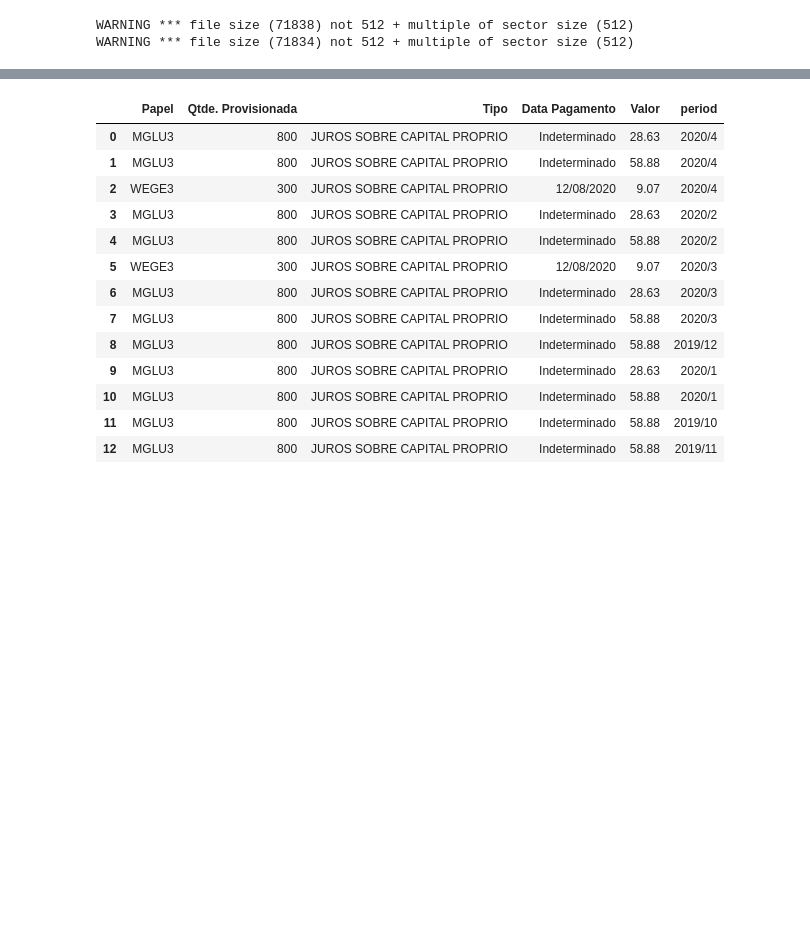
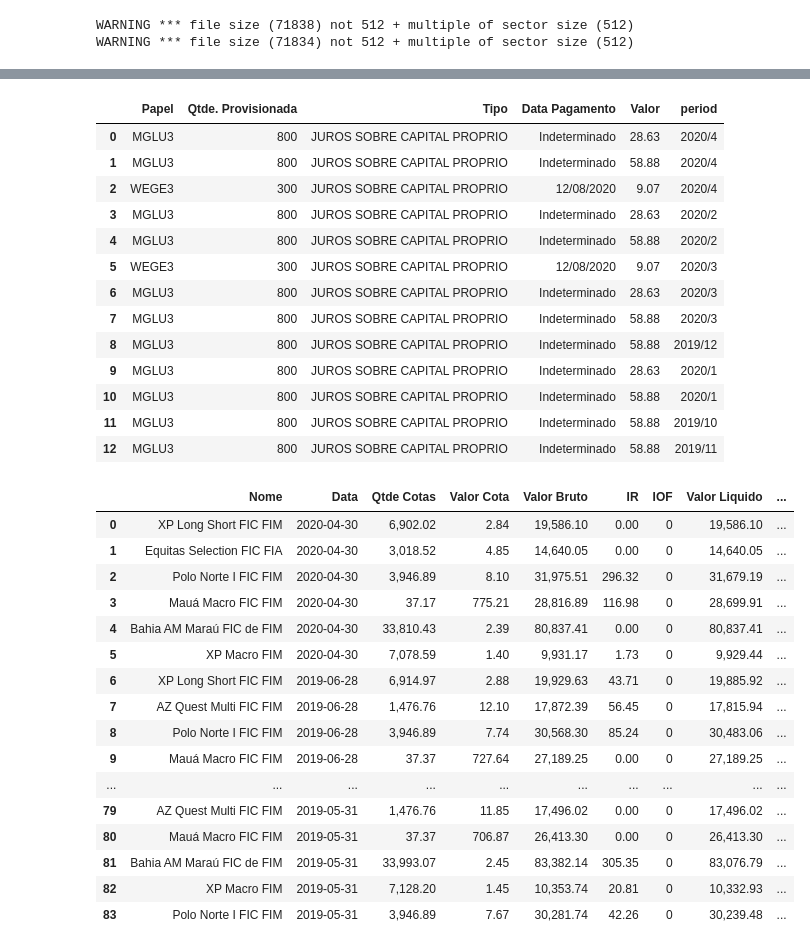
Before and after one commit to gabrielmlg/finance-app, a Jupyter notebook: notebooks/sandbox.ipynb, the cells around one changed output, grey strips where cells are left out. Saved outputs shown, nothing was run; the diff lists cells and outputs as text; code cells hidden in the pictures; blank space fills up the shorter version.

```diff
--- a/notebooks/sandbox.ipynb
+++ b/notebooks/sandbox.ipynb
@@ -55,9 +55,6 @@ def get_picking(df):
         elif row['Unnamed: 2'] == 'Renda Fixa':
             break
         elif start == True:
-            print((row[['Unnamed: 2', 'Unnamed: 11',
-                            'Unnamed: 22', 'Unnamed: 60',
-                            'Unnamed: 77']].values))
             picking.append(row[['Unnamed: 2', 'Unnamed: 11',
                             'Unnamed: 22', 'Unnamed: 60',
                             'Unnamed: 77']].values)
@@ -89,12 +86,13 @@ def get_fi(df):
                                                     'Unnamed: 60', 'Unnamed: 70',
                                                     'Unnamed: 81']]
 
-                data['Nome'] = row['Unnamed: 2']
-                print((data.values))
-                #x.append(data.values)
+                data.insert(0, 'Nome FI', row['Unnamed: 2'])
+                # print(data.values[0])
+                x.append(data.values[0])
                 #display(data.head())
 
-    pd_fi = pd.DataFrame(data=x)
-    # display(pd_fi)
+    pd_fi = pd.DataFrame(columns=['Nome', 'Data', 'Qtde Cotas',
+                                    'Valor Cota', 'Valor Bruto',
+                                    'IR', 'IOF', 'Valor Liquido',
+                                    'Aplicacao Pendente', 'Total Bruto'], data=x)
     return pd_fi
-                # fi.append(data)
@@ -132,9 +128,8 @@ for file_name in files:
     pickings = pickings.append(df_pickings, ignore_index=True)
 
     df_fi = get_fi(df)
-    display(df_fi)
+    df_fi['period'] = period
     fis = fis.append(df_fi, ignore_index=True)
-    # display(fi)
 
 # display(stocks.sort_values('period', ascending=False))
 # display(fi)
@@ -240,38 +150,56 @@ WARNING *** file size (65692) not 512 + multiple of sector size (512)
 # %%
 display(stocks)
 display(pickings)
+display(fis)
 # %% [output]
 |  | Papel | Qtd Disponivel | Qtde Projetado | Qtde Dia | Qtde Garantia BOV | Qtde Garantia BMF | ... |
 | 0 | BPAC11 | 200 | 0 | 0 | 0 | 0 | ... |
 | 1 | JHSF3 | 1600 | 0 | 0 | 0 | 0 | ... |
 | 2 | MGLU3 | 800 | 0 | 0 | 0 | 0 | ... |
 | 3 | PETR4 | 400 | 0 | 0 | 0 | 0 | ... |
 | 4 | WEGE3 | 300 | 0 | 0 | 0 | 0 | ... |
 | 5 | JHSF3 | 1600 | 0 | 0 | 0 | 0 | ... |
 | 6 | MGLU3 | 800 | 0 | 0 | 0 | 0 | ... |
 | 7 | BPAC11 | 200 | 0 | 0 | 0 | 0 | ... |
 | 8 | JHSF3 | 1600 | 0 | 0 | 0 | 0 | ... |
 | 9 | MGLU3 | 800 | 0 | 0 | 0 | 0 | ... |
 | ... | ... | ... | ... | ... | ... | ... | ... |
 | 13 | JHSF3 | 0 | 1600 | 0 | 0 | 0 | ... |
 | 14 | MGLU3 | 800 | 0 | 0 | 0 | 0 | ... |
 | 15 | MGLU3 | 800 | 0 | 0 | 0 | 0 | ... |
 | 16 | MGLU3 | 800 | 0 | 0 | 0 | 0 | ... |
 | 17 | MGLU3 | 800 | 0 | 0 | 0 | 0 | ... |
 |  | Papel | Qtde. Provisionada | Tipo | Data Pagamento | Valor | period |
 | 0 | MGLU3 | 800 | JUROS SOBRE CAPITAL PROPRIO | Indeterminado | 28.63 | 2020/4 |
 | 1 | MGLU3 | 800 | JUROS SOBRE CAPITAL PROPRIO | Indeterminado | 58.88 | 2020/4 |
 | 2 | WEGE3 | 300 | JUROS SOBRE CAPITAL PROPRIO | 12/08/2020 | 9.07 | 2020/4 |
 | 3 | MGLU3 | 800 | JUROS SOBRE CAPITAL PROPRIO | Indeterminado | 28.63 | 2020/2 |
 | 4 | MGLU3 | 800 | JUROS SOBRE CAPITAL PROPRIO | Indeterminado | 58.88 | 2020/2 |
 | 5 | WEGE3 | 300 | JUROS SOBRE CAPITAL PROPRIO | 12/08/2020 | 9.07 | 2020/3 |
 | 6 | MGLU3 | 800 | JUROS SOBRE CAPITAL PROPRIO | Indeterminado | 28.63 | 2020/3 |
 | 7 | MGLU3 | 800 | JUROS SOBRE CAPITAL PROPRIO | Indeterminado | 58.88 | 2020/3 |
 | 8 | MGLU3 | 800 | JUROS SOBRE CAPITAL PROPRIO | Indeterminado | 58.88 | 2019/12 |
 | 9 | MGLU3 | 800 | JUROS SOBRE CAPITAL PROPRIO | Indeterminado | 28.63 | 2020/1 |
 | 10 | MGLU3 | 800 | JUROS SOBRE CAPITAL PROPRIO | Indeterminado | 58.88 | 2020/1 |
 | 11 | MGLU3 | 800 | JUROS SOBRE CAPITAL PROPRIO | Indeterminado | 58.88 | 2019/10 |
 | 12 | MGLU3 | 800 | JUROS SOBRE CAPITAL PROPRIO | Indeterminado | 58.88 | 2019/11 |
+|  | Nome | Data | Qtde Cotas | Valor Cota | Valor Bruto | IR | IOF | Valor Liquido | ... |
+| 0 | XP Long Short FIC FIM | 2020-04-30 | 6,902.02 | 2.84 | 19,586.10 | 0.00 | 0 | 19,586.10 | ... |
+| 1 | Equitas Selection FIC FIA | 2020-04-30 | 3,018.52 | 4.85 | 14,640.05 | 0.00 | 0 | 14,640.05 | ... |
+| 2 | Polo Norte I FIC FIM | 2020-04-30 | 3,946.89 | 8.10 | 31,975.51 | 296.32 | 0 | 31,679.19 | ... |
+| 3 | Mauá Macro FIC FIM | 2020-04-30 | 37.17 | 775.21 | 28,816.89 | 116.98 | 0 | 28,699.91 | ... |
+| 4 | Bahia AM Maraú FIC de FIM | 2020-04-30 | 33,810.43 | 2.39 | 80,837.41 | 0.00 | 0 | 80,837.41 | ... |
+| 5 | XP Macro FIM | 2020-04-30 | 7,078.59 | 1.40 | 9,931.17 | 1.73 | 0 | 9,929.44 | ... |
+| 6 | XP Long Short FIC FIM | 2019-06-28 | 6,914.97 | 2.88 | 19,929.63 | 43.71 | 0 | 19,885.92 | ... |
+| 7 | AZ Quest Multi FIC FIM | 2019-06-28 | 1,476.76 | 12.10 | 17,872.39 | 56.45 | 0 | 17,815.94 | ... |
+| 8 | Polo Norte I FIC FIM | 2019-06-28 | 3,946.89 | 7.74 | 30,568.30 | 85.24 | 0 | 30,483.06 | ... |
+| 9 | Mauá Macro FIC FIM | 2019-06-28 | 37.37 | 727.64 | 27,189.25 | 0.00 | 0 | 27,189.25 | ... |
+| ... | ... | ... | ... | ... | ... | ... | ... | ... | ... |
+| 79 | AZ Quest Multi FIC FIM | 2019-05-31 | 1,476.76 | 11.85 | 17,496.02 | 0.00 | 0 | 17,496.02 | ... |
+| 80 | Mauá Macro FIC FIM | 2019-05-31 | 37.37 | 706.87 | 26,413.30 | 0.00 | 0 | 26,413.30 | ... |
+| 81 | Bahia AM Maraú FIC de FIM | 2019-05-31 | 33,993.07 | 2.45 | 83,382.14 | 305.35 | 0 | 83,076.79 | ... |
+| 82 | XP Macro FIM | 2019-05-31 | 7,128.20 | 1.45 | 10,353.74 | 20.81 | 0 | 10,332.93 | ... |
+| 83 | Polo Norte I FIC FIM | 2019-05-31 | 3,946.89 | 7.67 | 30,281.74 | 42.26 | 0 | 30,239.48 | ... |
 # %%
 df_abr[~df_abr['Unnamed: 2'].isnull()].head(10)
 # %% [output]
```
Also changed, not shown: parts of 2 cells of this notebook.
